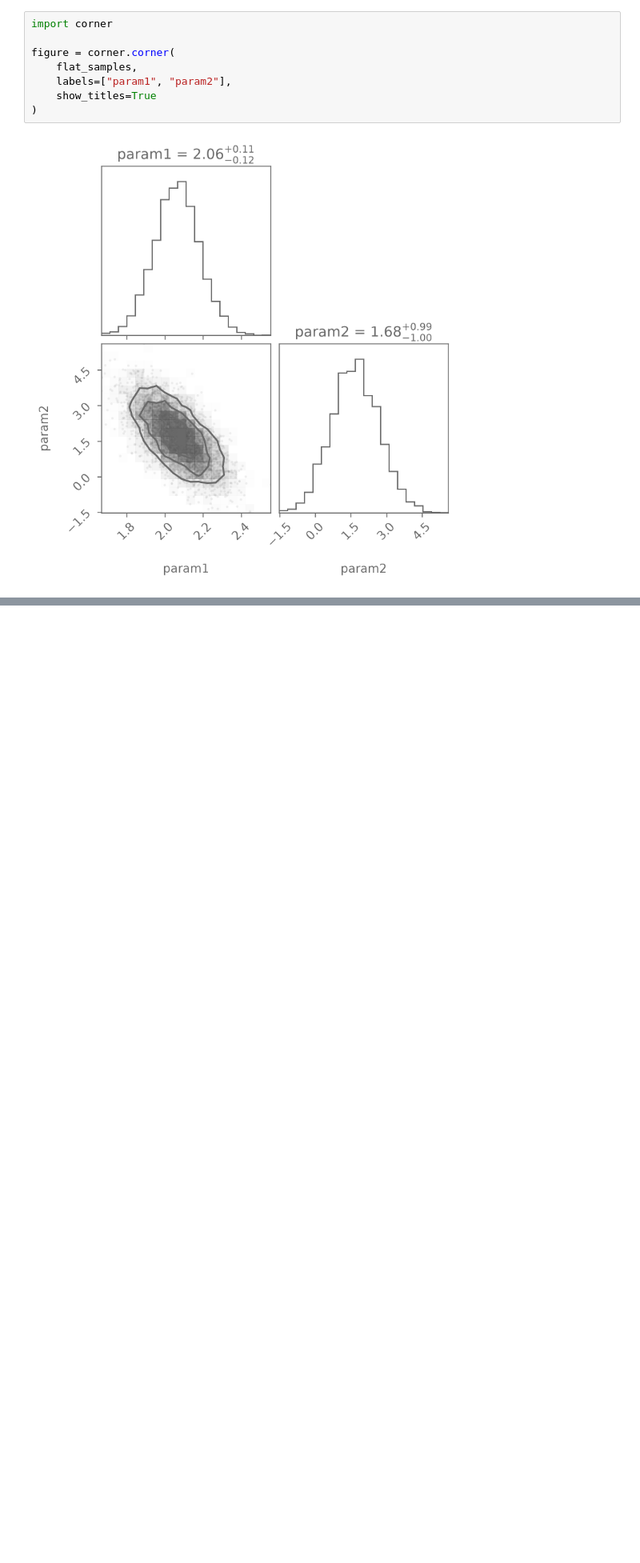
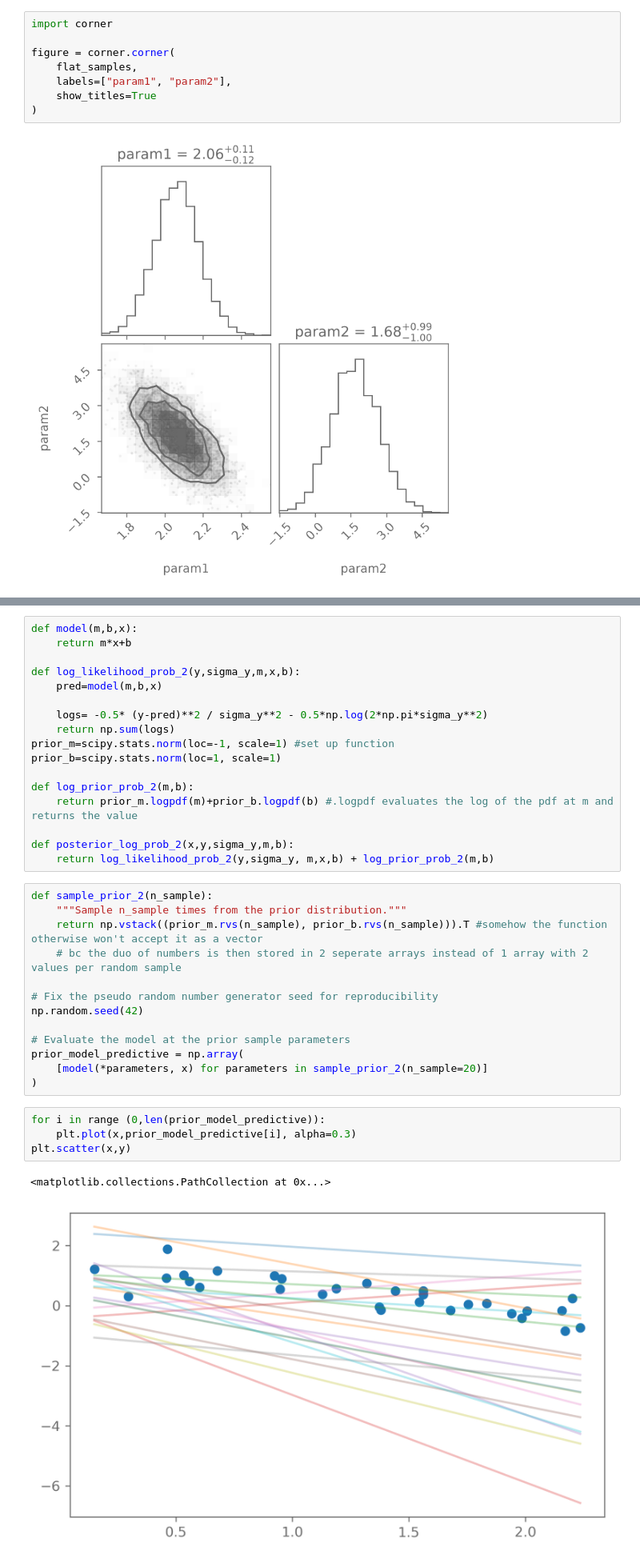
Before and after one commit to bermeyer/Bayesian-Stats-HS2026, a Jupyter notebook: my_exercise_solutions/Ex4.ipynb, the cells around one changed output, grey strips where cells are left out. Shown at 80% size. Saved outputs shown, nothing was run; the diff lists cells and outputs as text; blank space fills up the shorter version.

```diff
--- a/my_exercise_solutions/Ex4.ipynb
+++ b/my_exercise_solutions/Ex4.ipynb
@@ -248,0 +258,37 @@ figure = corner.corner(
+# %%
+def model(m,b,x):
+    return m*x+b
+
+def log_likelihood_prob_2(y,sigma_y,m,x,b):
+    pred=model(m,b,x)
+
+    logs= -0.5* (y-pred)**2 / sigma_y**2 - 0.5*np.log(2*np.pi*sigma_y**2)
+    return np.sum(logs)
+prior_m=scipy.stats.norm(loc=-1, scale=1) #set up function
+prior_b=scipy.stats.norm(loc=1, scale=1)
+
+def log_prior_prob_2(m,b):
+    return prior_m.logpdf(m)+prior_b.logpdf(b) #.logpdf evaluates the log of the pdf at m and returns the value
+
+def posterior_log_prob_2(x,y,sigma_y,m,b):
+    return log_likelihood_prob_2(y,sigma_y, m,x,b) + log_prior_prob_2(m,b)
+# %%
+def sample_prior_2(n_sample):
+    """Sample n_sample times from the prior distribution."""
+    return np.vstack((prior_m.rvs(n_sample), prior_b.rvs(n_sample))).T #somehow the function otherwise won't accept it as a vector
+    # bc the duo of numbers is then stored in 2 seperate arrays instead of 1 array with 2 values per random sample
+
+# Fix the pseudo random number generator seed for reproducibility
+np.random.seed(42)
+
+# Evaluate the model at the prior sample parameters
+prior_model_predictive = np.array(
+    [model(*parameters, x) for parameters in sample_prior_2(n_sample=20)]
+)
+# %%
+for i in range (0,len(prior_model_predictive)):
+    plt.plot(x,prior_model_predictive[i], alpha=0.3)
+plt.scatter(x,y)
+# %% [output]
+<matplotlib.collections.PathCollection at 0x...>
+[figure, added]
```
Also changed, not shown: parts of 7 cells of this notebook, 13 other files.
